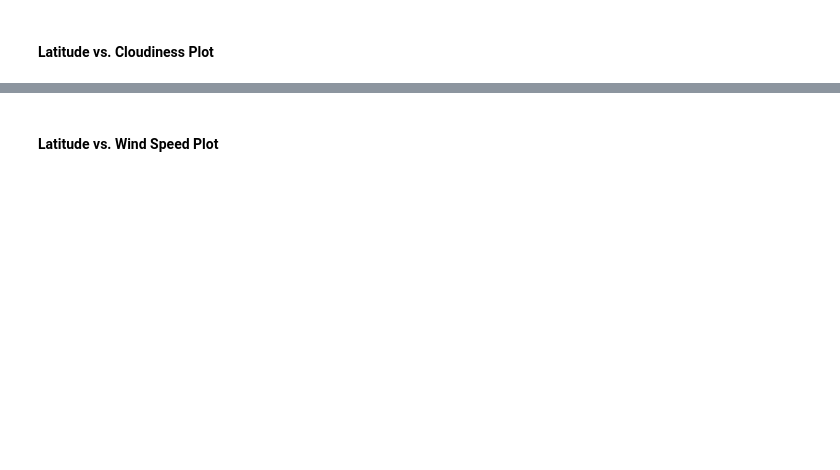
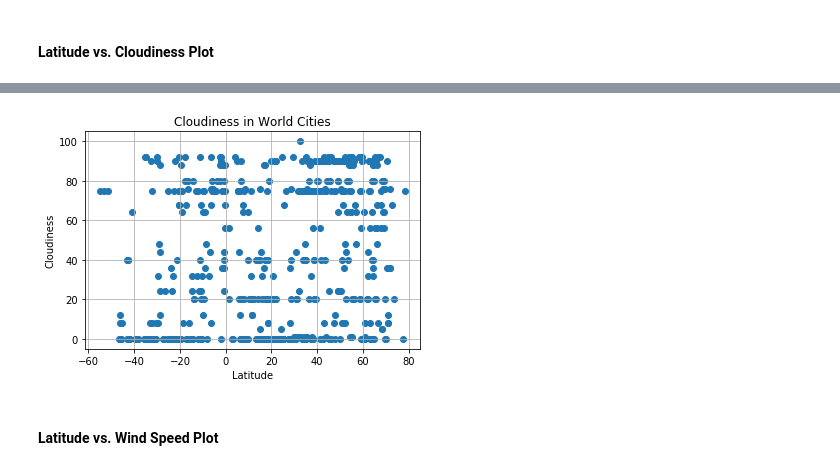
Before and after one commit to nhrashid/NRashid_Python-APIs_HW, a Jupyter notebook: WeatherPy.ipynb, the cells around one changed output, grey strips where cells are left out. Drawn from its saved outputs; the diff is of its cells as text; code cells hidden in the pictures; blank space fills up the shorter version.

```diff
--- a/WeatherPy.ipynb
+++ b/WeatherPy.ipynb
@@ -124,2 +189,18 @@ dtype: int64
+# %%
+plt.scatter(weather_data["lat"], weather_data["clouds"], marker="o")
+
+# Incorporate the other graph properties
+plt.title("Cloudiness in World Cities")
+plt.ylabel("Cloudiness")
+plt.xlabel("Latitude")
+plt.grid(True)
+
+# Save the figure
+plt.savefig("CloudinessInWorldCities.png")
+
+# Show plot
+plt.show()
+# %% [output]
+[figure, added]
 # %% [markdown]
 #### Latitude vs. Wind Speed Plot
```
Also changed, not shown: parts of 16 cells of this notebook, 5 other files.
